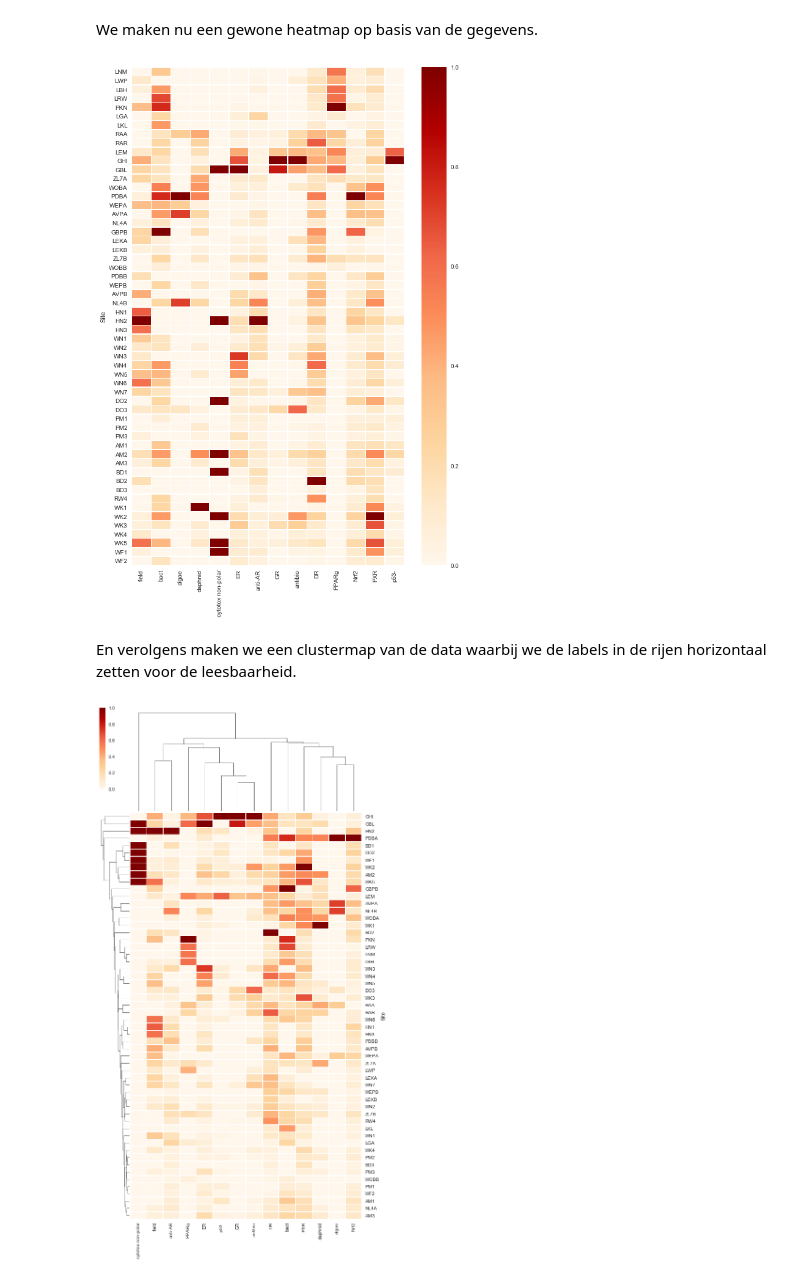
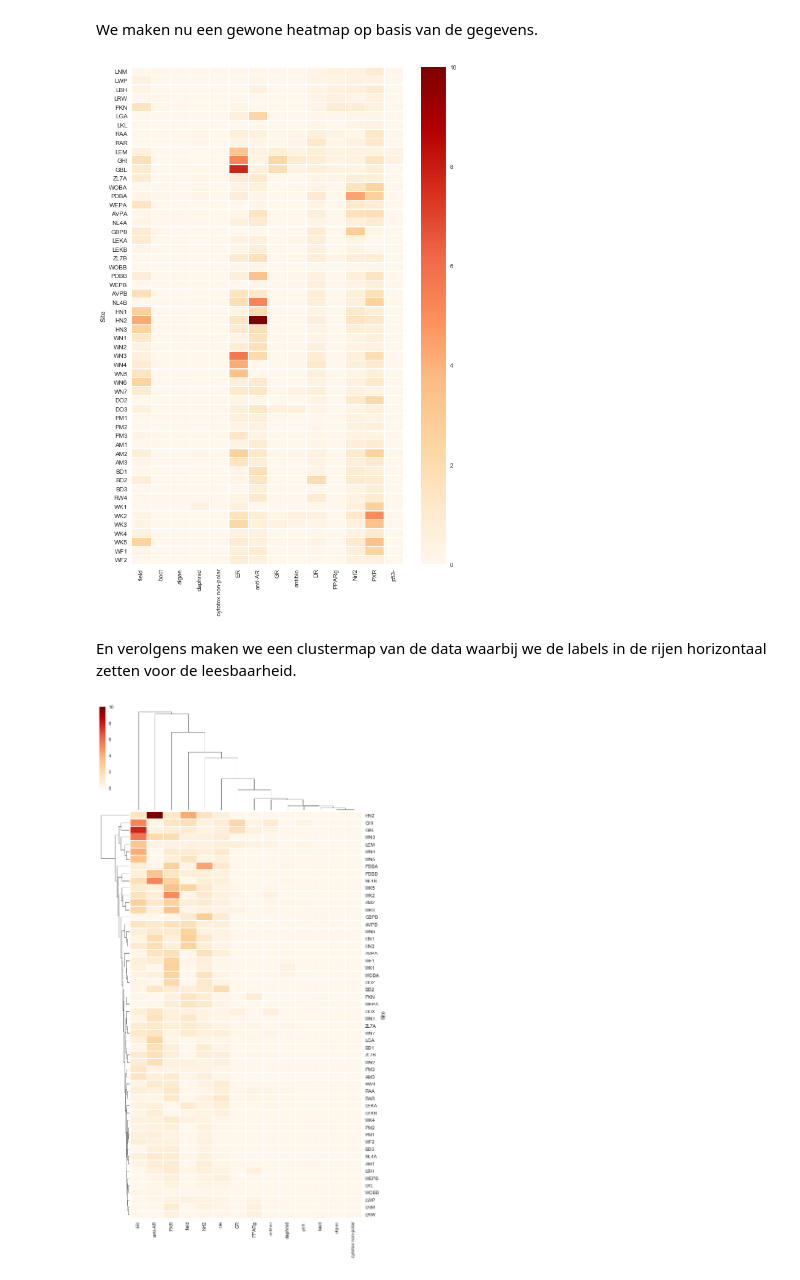
Before and after one commit to waternet/datalab_rvo_clustermap, a Jupyter notebook: clustermap.ipynb, the cells around one changed output. Saved outputs shown, nothing was run; the diff lists cells and outputs as text; code cells hidden in the pictures.

Commit message:
Removed normalization code since it is already normalized data

```diff
--- a/clustermap.ipynb
+++ b/clustermap.ipynb
@@ -44,14 +33,14 @@ vdata.index = data.index
 We maken nu een gewone heatmap op basis van de gegevens.
 # %%
 _ = plt.figure(figsize=(10,15))
-_ = sns.heatmap(vdata, linewidths=.5, cmap="OrRd")
+_ = sns.heatmap(data.iloc[:,1:], linewidths=.5, cmap="OrRd")
 # %% [output]
-[figure, old version]
+[figure, new version]
 # %% [markdown]
 En verolgens maken we een clustermap van de data waarbij we de labels in de rijen horizontaal zetten voor de leesbaarheid.
 # %%
-cm = sns.clustermap(vdata, linewidths=.5, cmap="OrRd", figsize=(10,20))
+cm = sns.clustermap(data.iloc[:,1:], linewidths=.5, cmap="OrRd", figsize=(10,20))
 labels = cm.ax_heatmap.yaxis.get_majorticklabels()
 _ = plt.setp(labels, rotation=0)
 # %% [output]
-[figure, old version]
+[figure, new version]
```
Also changed, not shown: parts of 2 cells of this notebook.
